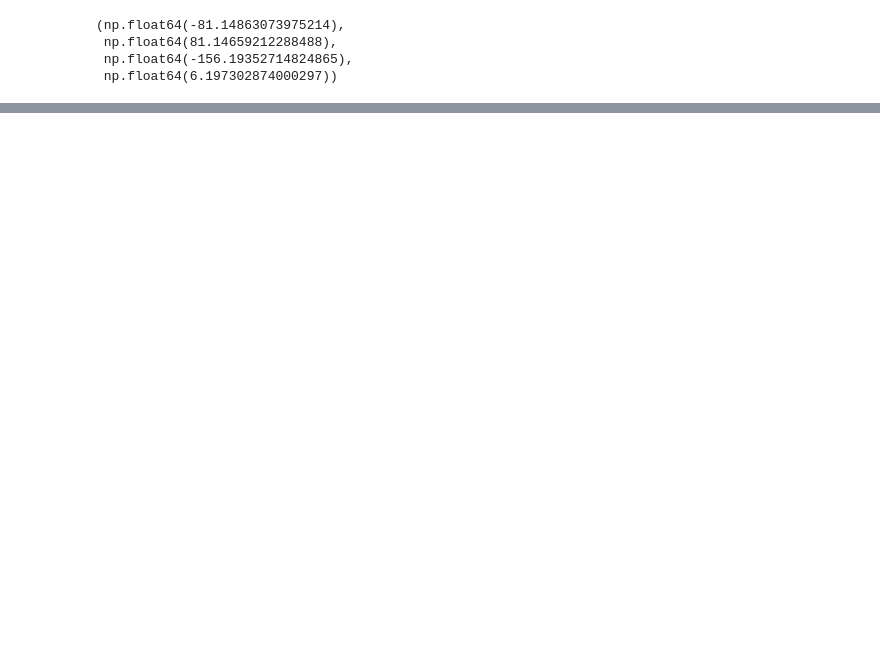
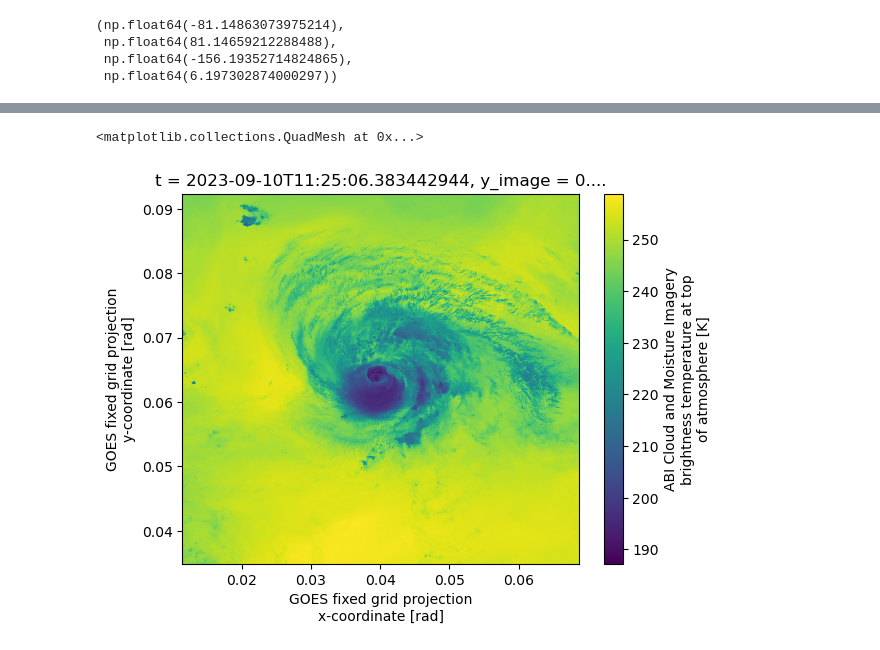
Before and after one commit to annajungbluth/eo-data-prep, a Jupyter notebook: notebooks/filter_tcs.ipynb, the cells around one changed output, grey strips where cells are left out. Cells and saved outputs as stored; diff of their text form; code cells hidden in the pictures; blank space fills up the shorter version.

Commit message:
started script on jasmin

```diff
--- a/notebooks/filter_tcs.ipynb
+++ b/notebooks/filter_tcs.ipynb
@@ -302,0 +245,2 @@ goes_df_2.head()
+# %%
+test_patch = xr.open_dataset('/home/users/annaju/eo-data-prep/scripts/2023249N12320/2023249N12320_20230910112020_patch.nc')
@@ -302,0 +267,5 @@ goes_df_2.head()
+# %%
+test_patch.CMI_C09.plot()
+# %% [output]
+<matplotlib.collections.QuadMesh at 0x...>
+[figure, added]
```
Also changed, not shown: parts of 20 cells of this notebook, 4 other files.
